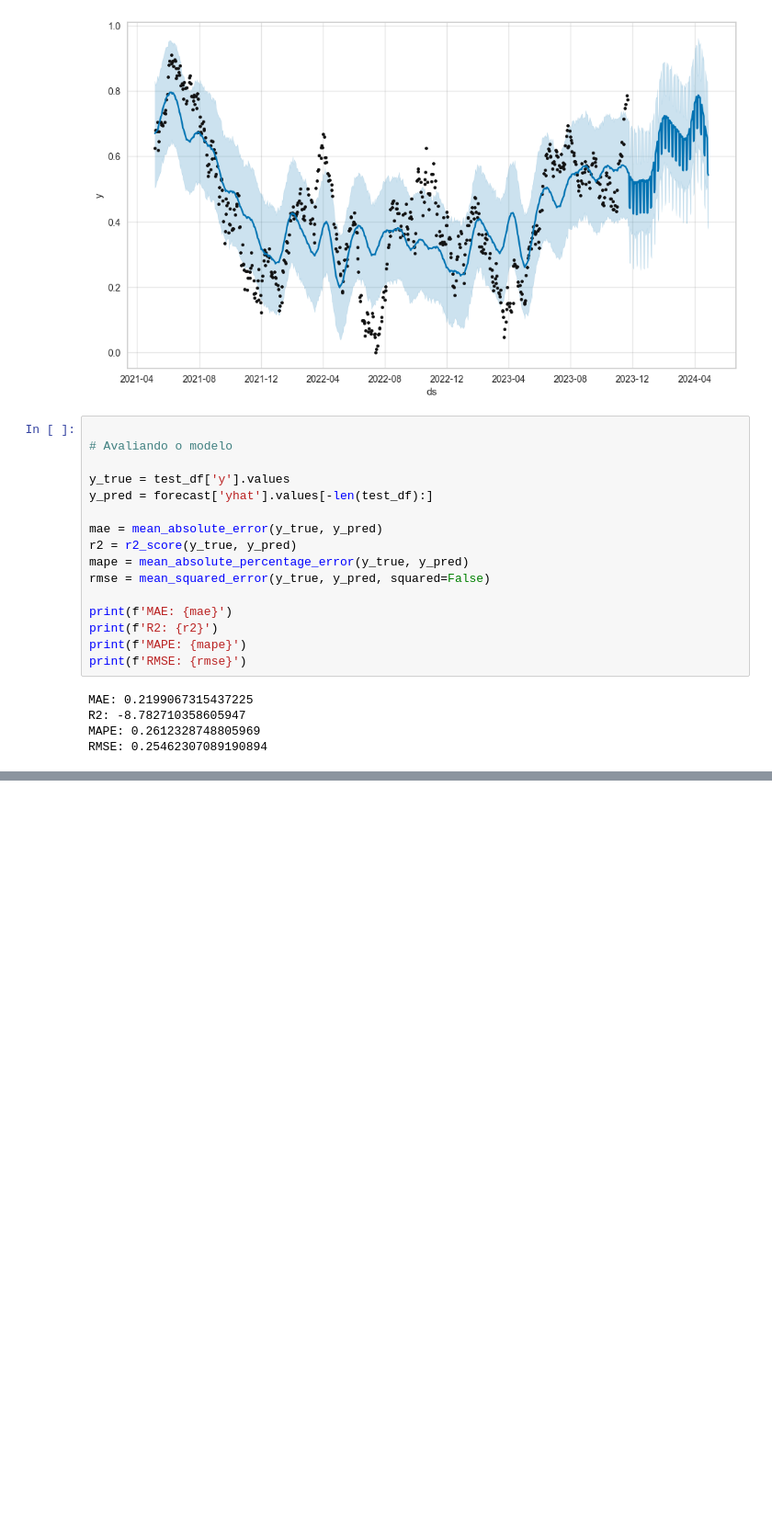
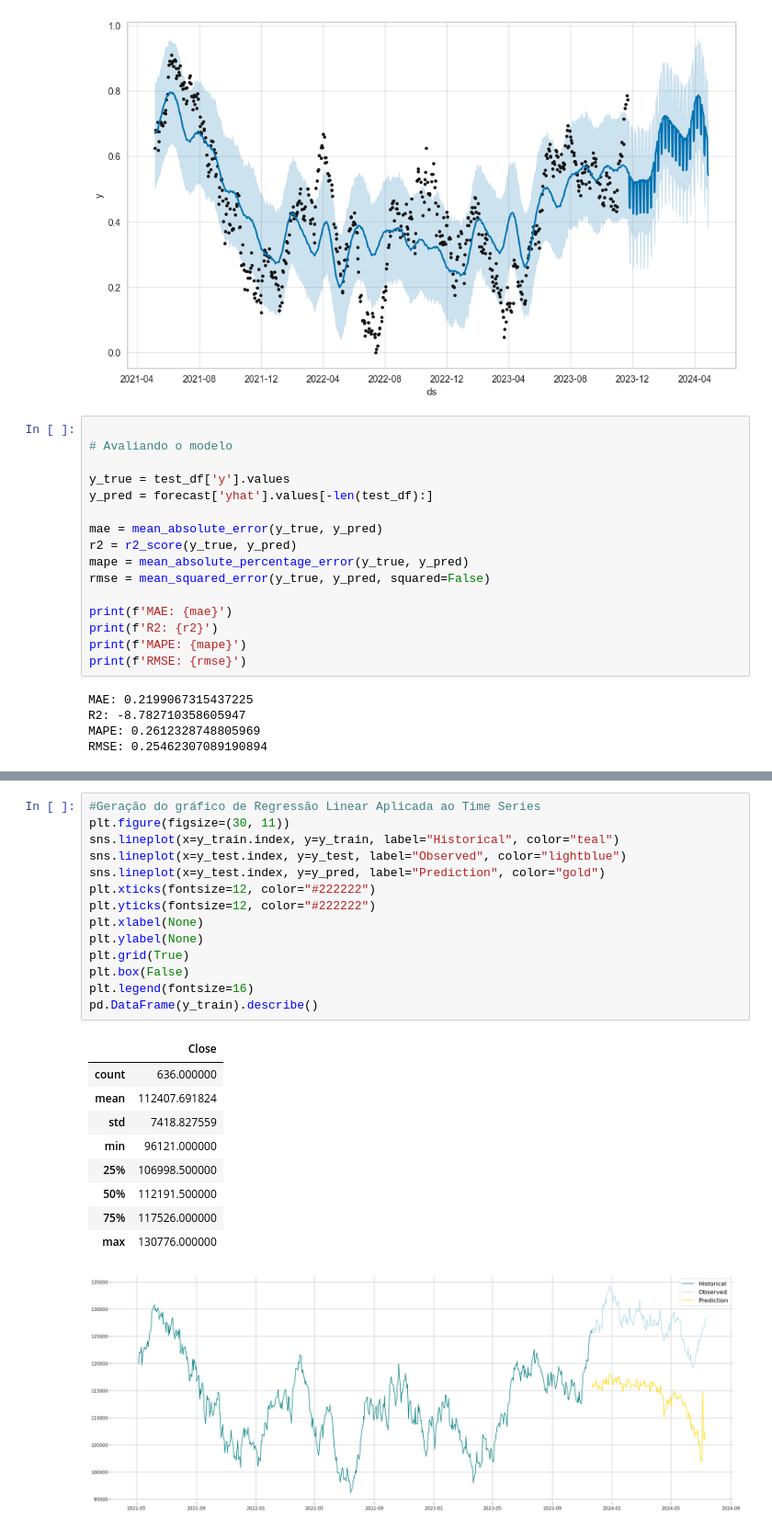
Before and after one commit to jeicianepaula/Tech-Challenge-2, a Jupyter notebook: TECH_CHALLENGE_2.ipynb, the cells around one changed output, grey strips where cells are left out. Shown at 92% size. Cells and saved outputs as stored; diff of their text form; blank space fills up the shorter version.

```diff
--- a/TECH_CHALLENGE_2.ipynb
+++ b/TECH_CHALLENGE_2.ipynb
@@ -1293,0 +1338,25 @@ RMSE: 0.25462307089190894
+# %%
+#Geração do gráfico de Regressão Linear Aplicada ao Time Series
+plt.figure(figsize=(30, 11))
+sns.lineplot(x=y_train.index, y=y_train, label="Historical", color="teal")
+sns.lineplot(x=y_test.index, y=y_test, label="Observed", color="lightblue")
+sns.lineplot(x=y_test.index, y=y_pred, label="Prediction", color="gold")
+plt.xticks(fontsize=12, color="#222222")
+plt.yticks(fontsize=12, color="#222222")
+plt.xlabel(None)
+plt.ylabel(None)
+plt.grid(True)
+plt.box(False)
+plt.legend(fontsize=16)
+pd.DataFrame(y_train).describe()
+# %% [output]
+|  | Close |
+| count | 636.000000 |
+| mean | 112407.691824 |
+| std | 7418.827559 |
+| min | 96121.000000 |
+| 25% | 106998.500000 |
+| 50% | 112191.500000 |
+| 75% | 117526.000000 |
+| max | 130776.000000 |
+[figure, added]
```
Also changed, not shown: parts of 5 cells of this notebook.
